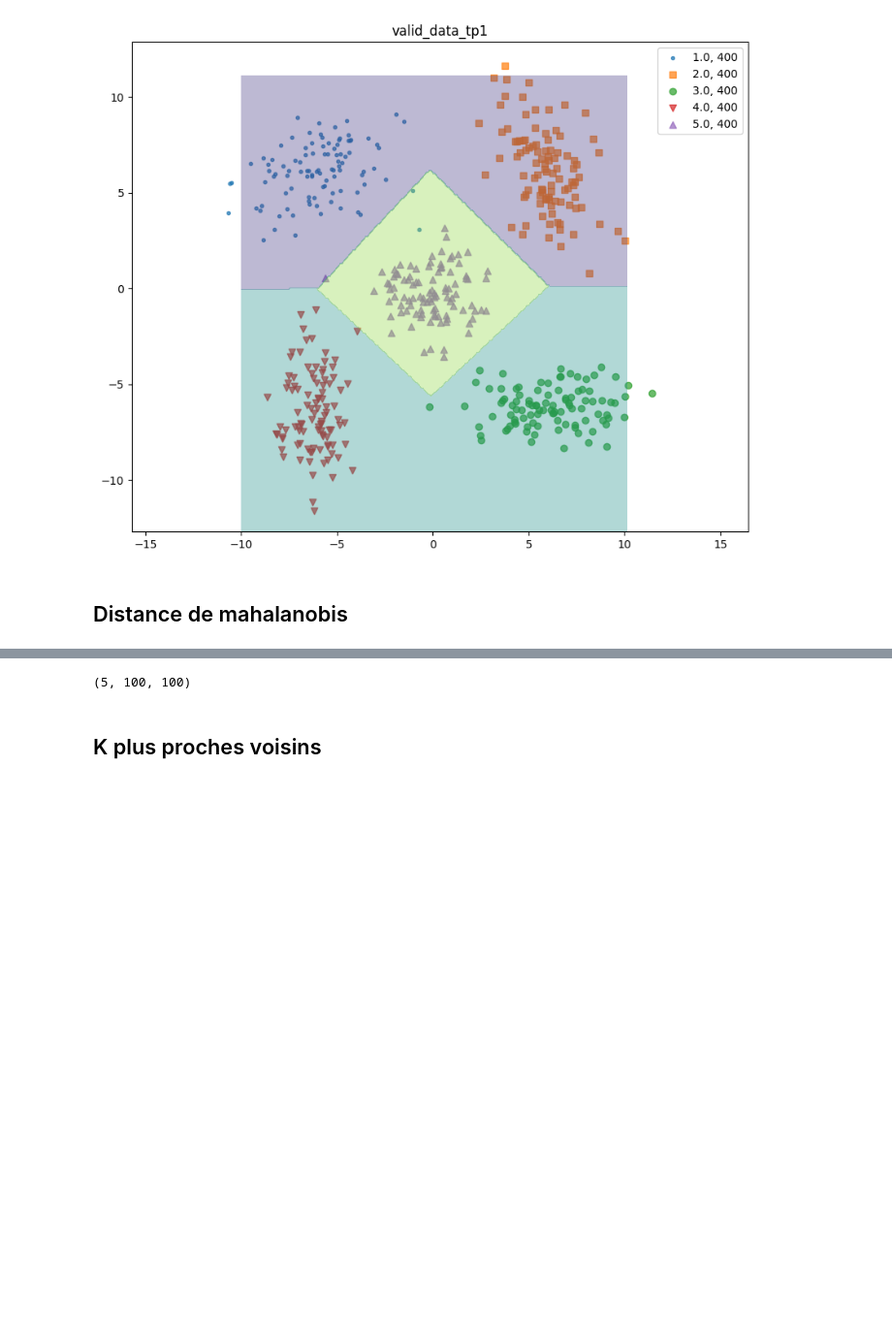
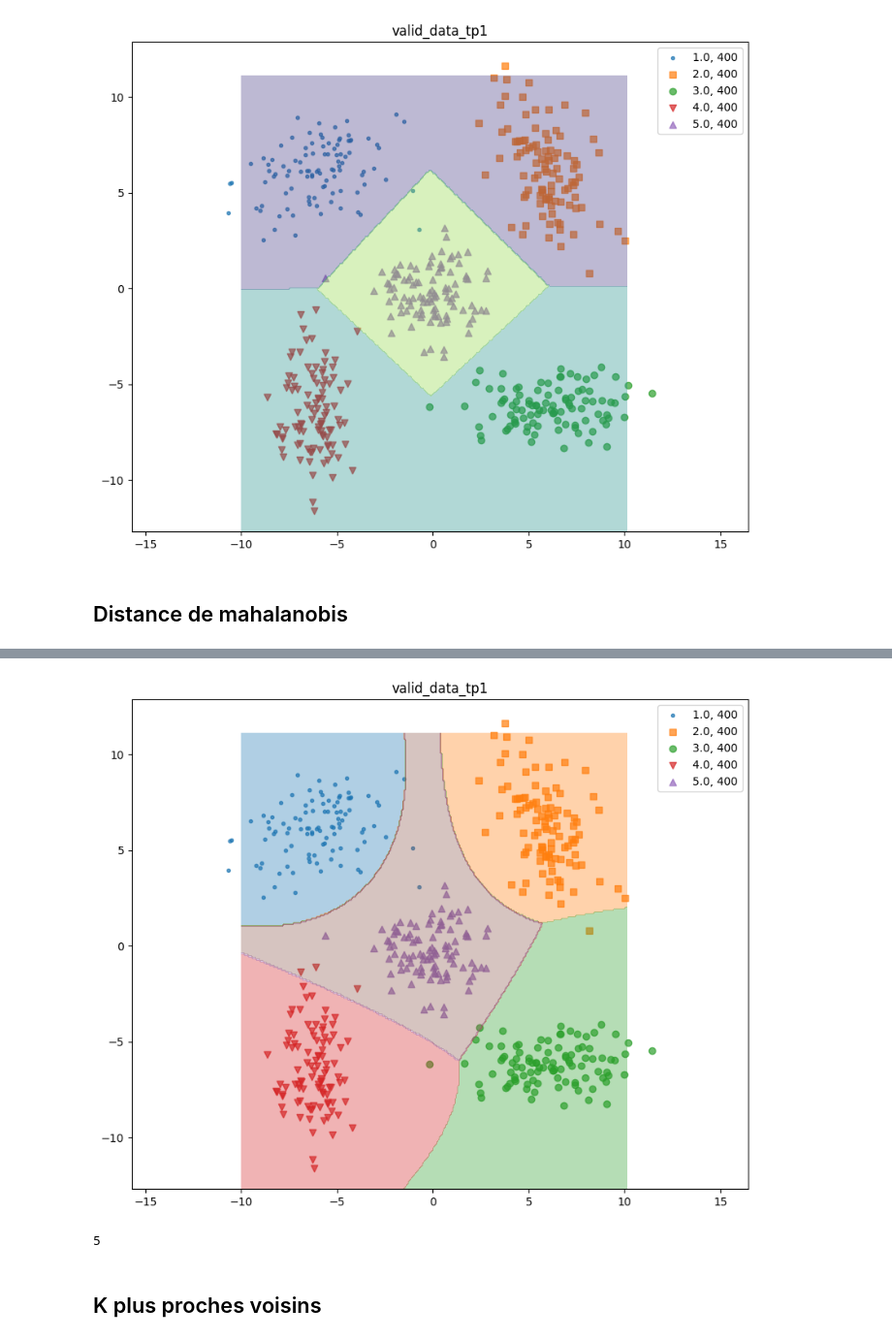
Before and after one commit to ba-talibe/TP_TH_Bayiesienne_Decision, a Jupyter notebook: M1_SD/Apprentissage Automatique.ipynb, the cells around one changed output, grey strips where cells are left out. Shown at 97% size. Saved outputs shown, nothing was run; the diff lists cells and outputs as text; code cells hidden in the pictures; blank space fills up the shorter version.

```diff
--- a/M1_SD/Apprentissage Automatique.ipynb
+++ b/M1_SD/Apprentissage Automatique.ipynb
@@ -22,12 +22,12 @@ description = {
 # Fonctions ou classes utiles
 # %%
 
-def validate(valid_data, predictor ):
+def validate(valid_data, predictor):
 
     x_valid, y_valid = valid_data[["x1", "x2"]].to_numpy(), valid_data.y.to_numpy()
     classes = np.unique(y_valid)
 
-    y_pred = predictor(valid_data[["x1", "x2"]])
+    y_pred = predictor(x_valid)
     valid_data["y_pred"] = y_pred
     erreurs = np.array(y_pred != y_valid).astype(int)
     erreurs = np.sum(erreurs)
@@ -128,6 +128,32 @@ def plot_decision(x1_min, x1_max, x2_min, x2_max, prediction, sample = 300):
     x2_list = np.linspace(x2_min, x2_max, sample)
     y_grid_pred = [[prediction(np.array([x1,x2])) for x1 in x1_list] for x2 in x2_list]
     plt.contourf(x1_list, x2_list, y_grid_pred, levels=1,alpha=0.35)
+
+
+def plot_decision_multi(x1_min, x1_max, x2_min, x2_max, prediction, sample = 300):
+    """Uses Matplotlib to plot and fill a region with 2 colors
+    corresponding to 2 classes.
+
+    Parameters
+    ----------
+    x1_min : float
+        Minimum value for the first feature
+    x1_max : float
+        Maximum value for the first feature
+    x2_min : float
+        Minimum value for the second feature
+    x2_max : float
+        Maximum value for the second feature
+    prediction :  (x : 2D vector) -> label : int
+        Prediction function for a vector x
+    sample : int, optional
+        Number of samples on each feature (default is 300)
+    """
+    x1_list = np.linspace(x1_min, x1_max, sample)
+    x2_list = np.linspace(x2_min, x2_max, sample)
+    y_grid_pred = [[prediction(np.array([[x1,x2]]))[0] for x1 in x1_list] for x2 in x2_list]
+    l = np.shape(np.unique(y_grid_pred))[0] - 1
+    plt.contourf(x1_list, x2_list, y_grid_pred, levels=l, colors=plt.rcParams['axes.prop_cycle'].by_key()['color'], alpha=0.35)
 # %% [markdown]
 
 # TP1 : Approche Bayessienne de la decision
@@ -277,7 +323,13 @@ ValueError: shapes (2,500) and (100,100) not aligned: 500 (dim 1) != 100 (dim 0)
-# %%
-covs.shape
-# %% [output]
-(5, 100, 100)
+# %%
+show(valid_data_frame1, title="valid_data_tp1")
+plot_decision_multi(x1_min, x1_max, x2_min, x2_max, predictor, sample=300)
+# %% [output]
+[figure, added]
+# %%
+# add axis to an array
+predictor(np.array([0, 0]))
+# %% [output]
+5
 # %% [markdown]
 ## K plus proches voisins
 # %% [markdown]
```
Also changed, not shown: parts of 1 cell of this notebook.
